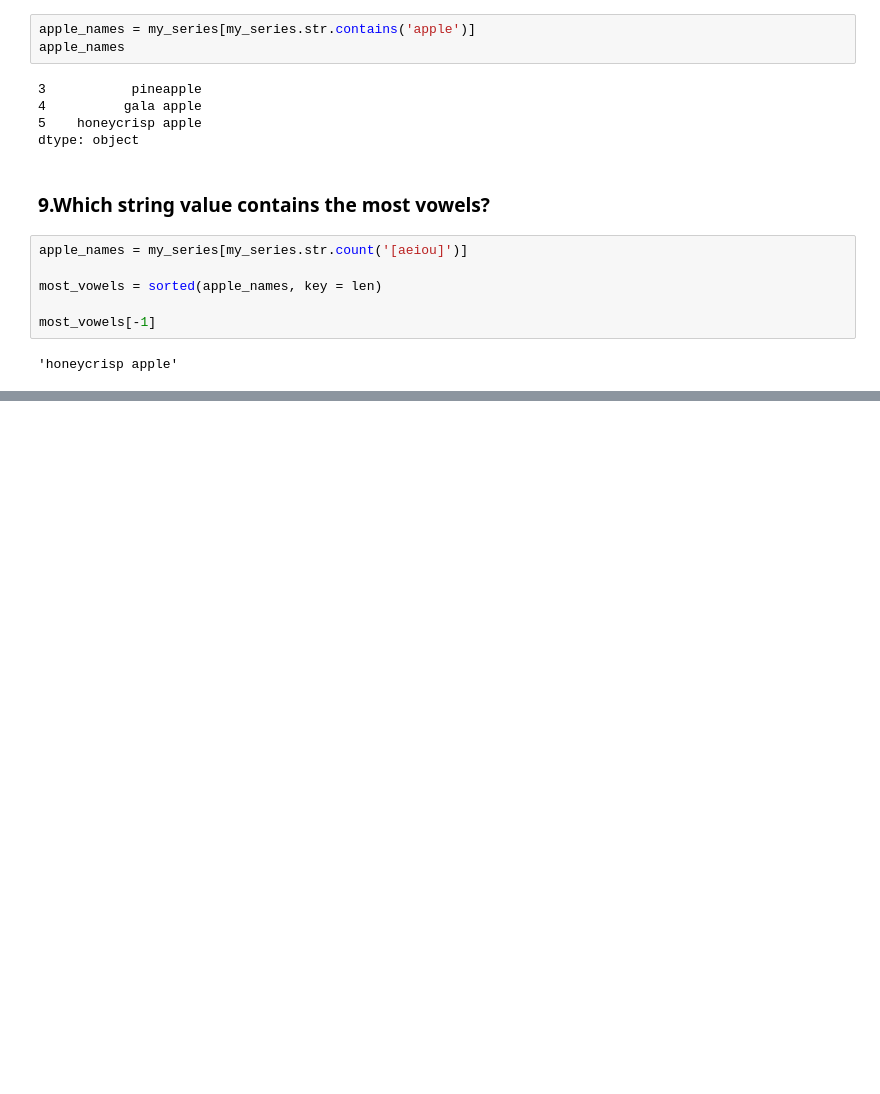
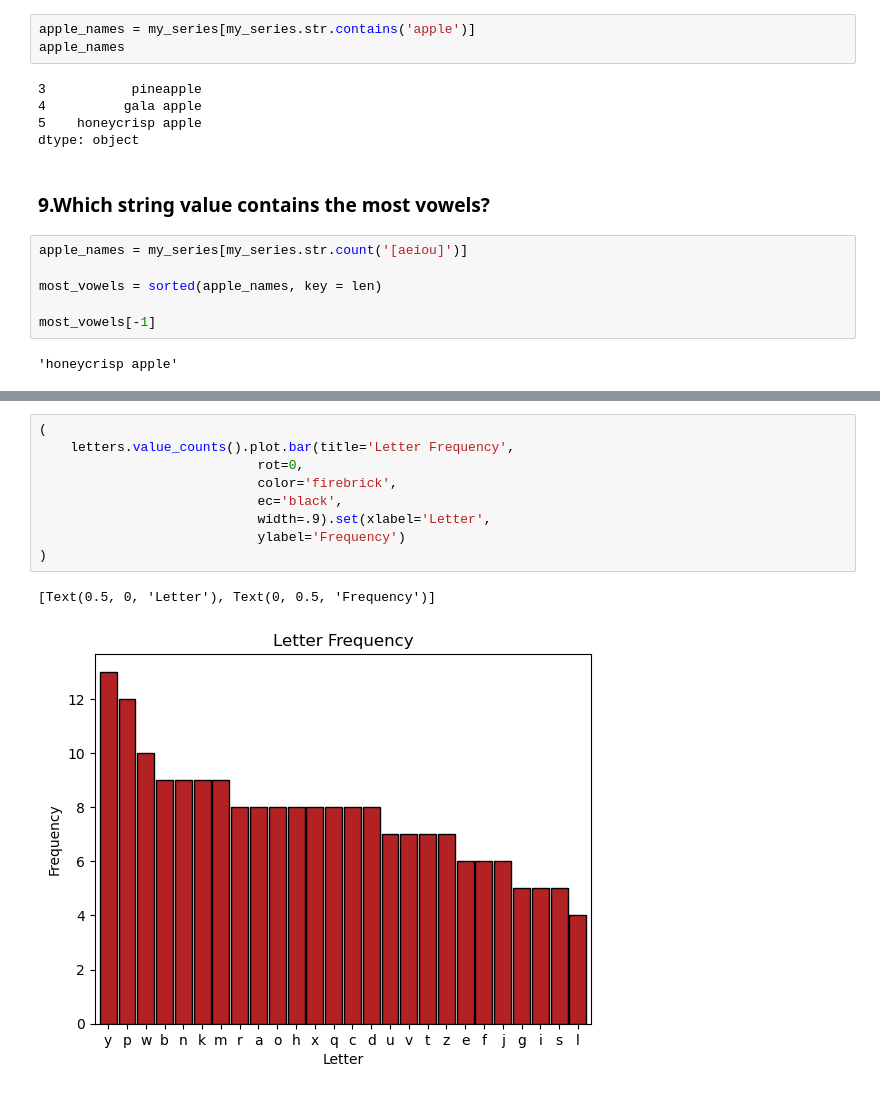
Before and after one commit to JonathanTWare/numpy-pandas-visualization-exercises, a Jupyter notebook: pandas_series.ipynb, the cells around one changed output, grey strips where cells are left out. Saved outputs shown, nothing was run; the diff lists cells and outputs as text; blank space fills up the shorter version.

```diff
--- a/pandas_series.ipynb
+++ b/pandas_series.ipynb
@@ -360,0 +460,12 @@ most_vowels[-1]
+# %%
+(
+    letters.value_counts().plot.bar(title='Letter Frequency',
+                            rot=0,
+                            color='firebrick',
+                            ec='black',
+                            width=.9).set(xlabel='Letter',
+                            ylabel='Frequency')
+)
+# %% [output]
+[Text(0.5, 0, 'Letter'), Text(0, 0.5, 'Frequency')]
+[figure, added]
```
Also changed, not shown: parts of 51 cells of this notebook.
